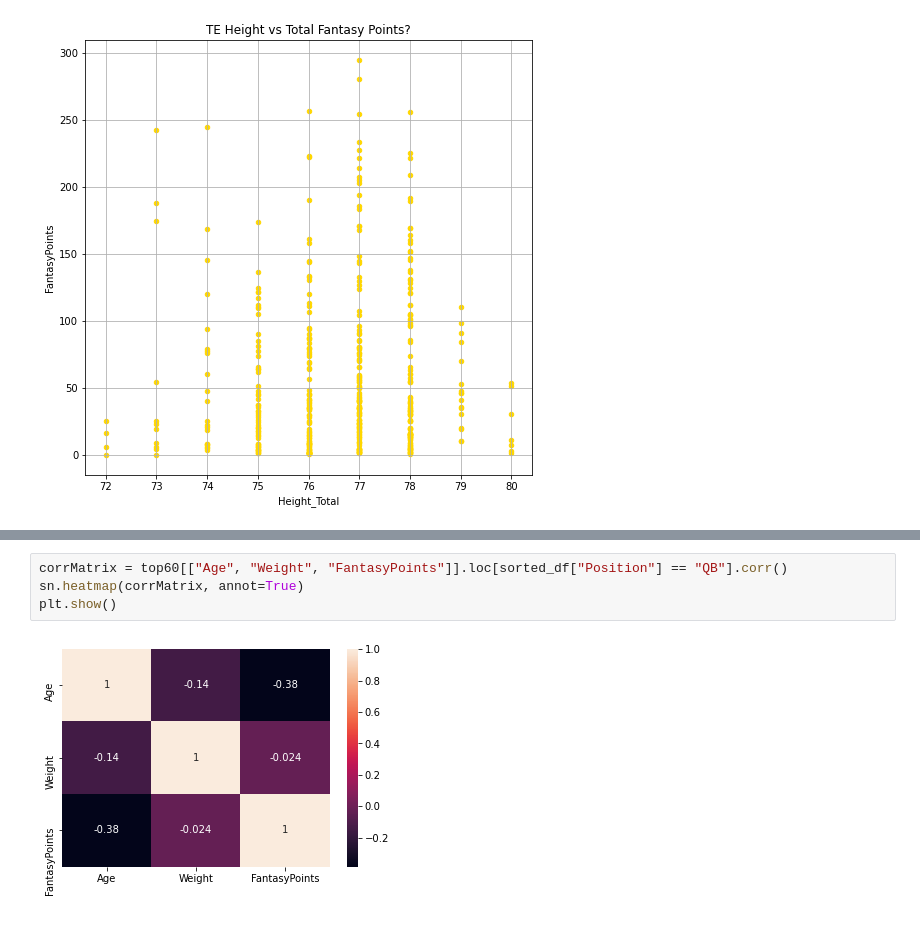
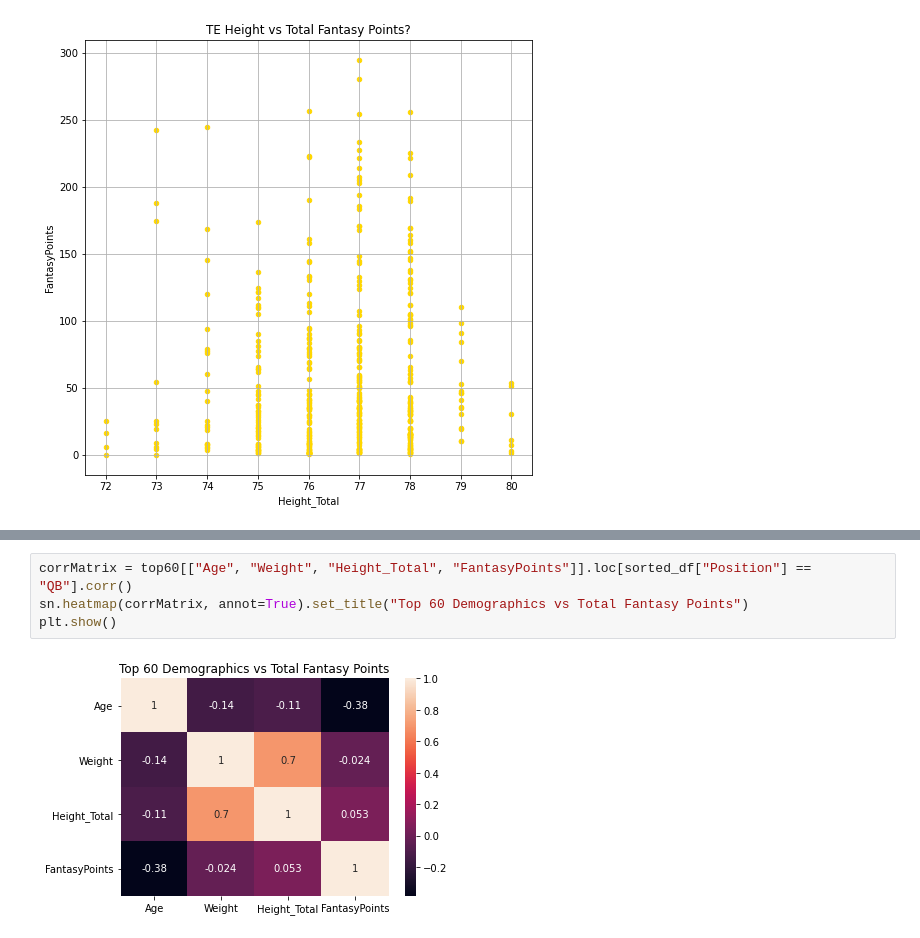
Before and after one commit to tiffanyharris711/pandasy-football, a Jupyter notebook: data.ipynb, the cells around one changed output, grey strips where cells are left out. Cells and saved outputs as stored; diff of their text form.

```diff
--- a/data.ipynb
+++ b/data.ipynb
@@ -407,6 +493,6 @@ plt.show()
 # %%
-corrMatrix = top60[["Age", "Weight", "FantasyPoints"]].loc[sorted_df["Position"] == "QB"].corr()
-sn.heatmap(corrMatrix, annot=True)
+corrMatrix = top60[["Age", "Weight", "Height_Total", "FantasyPoints"]].loc[sorted_df["Position"] == "QB"].corr()
+sn.heatmap(corrMatrix, annot=True).set_title("Top 60 Demographics vs Total Fantasy Points")
 plt.show()
 # %% [output]
-[figure, old version]
+[figure, new version]
```
Also changed, not shown: parts of 17 cells of this notebook, 2 other files.
